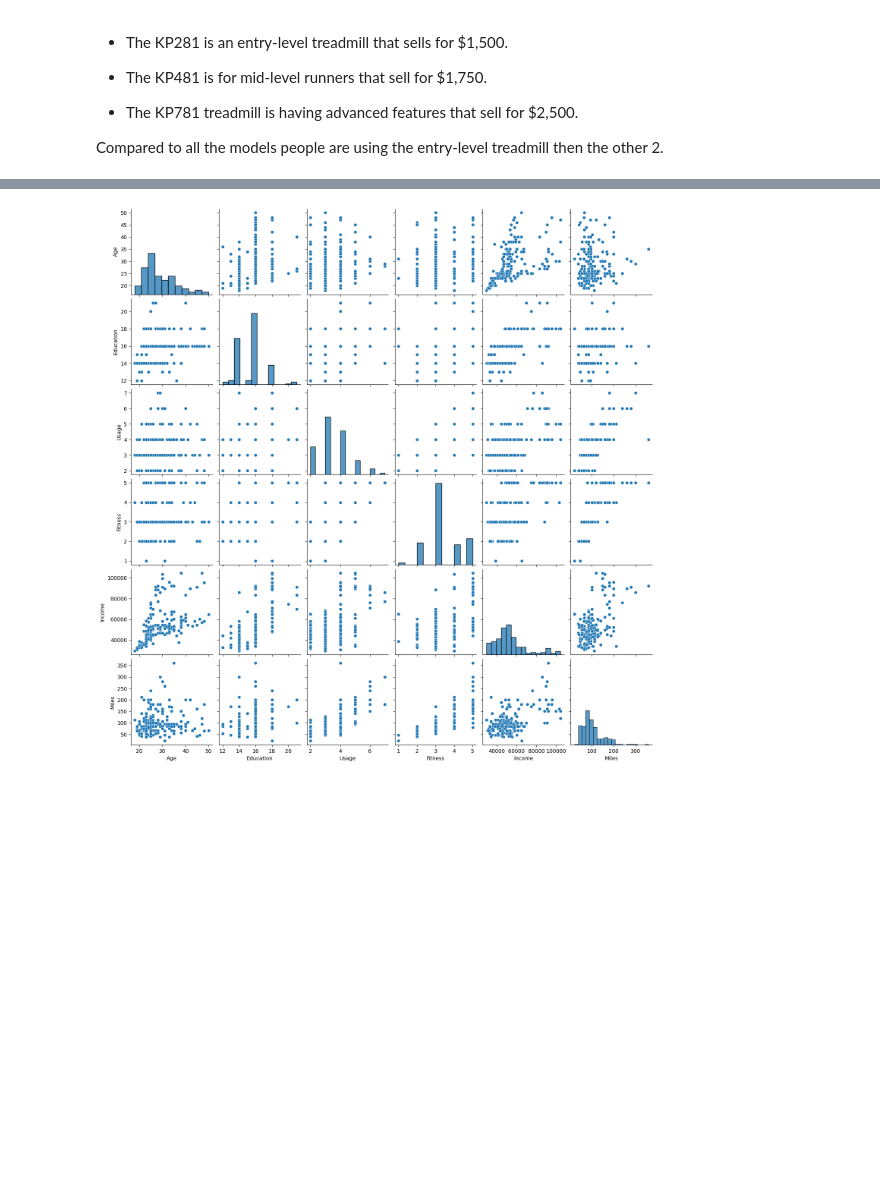
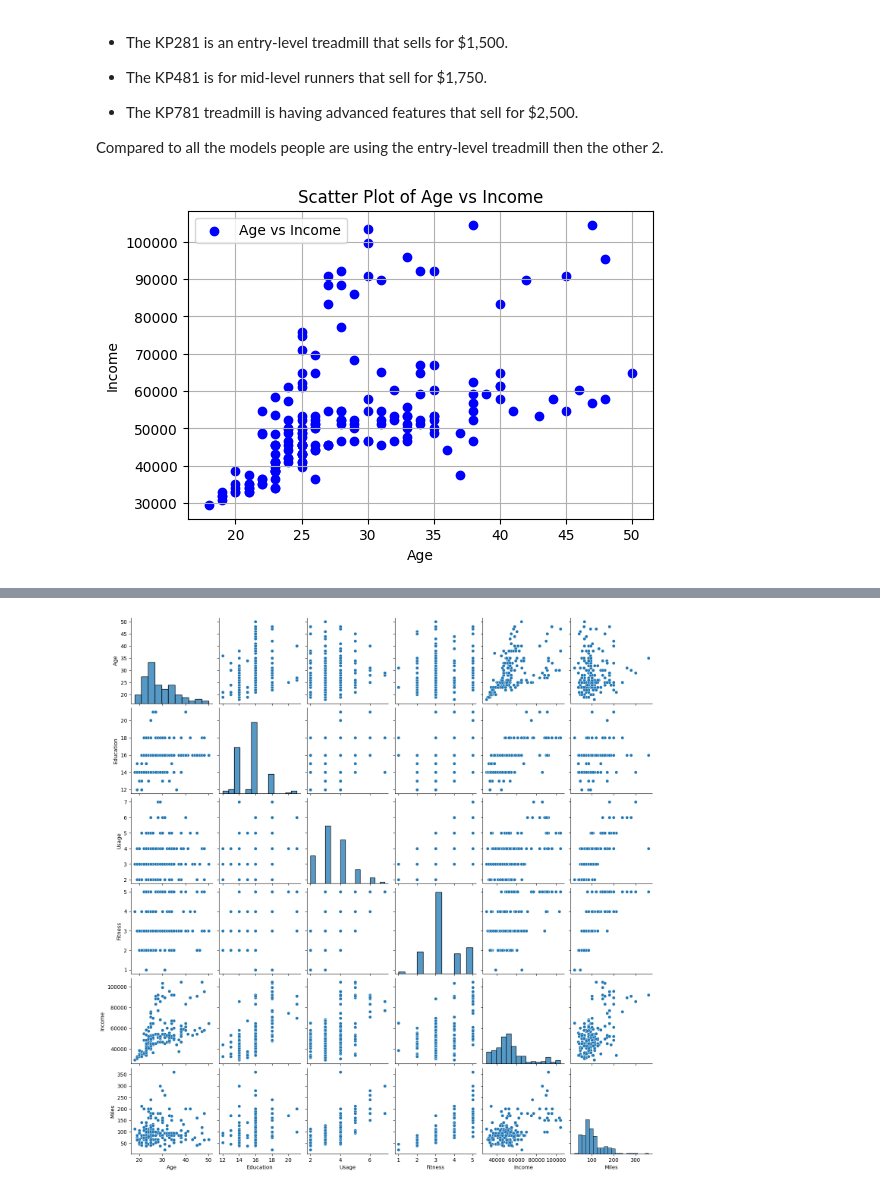
Before and after one commit to venkatesh-ux/Matplotlib-Seaborn, a Jupyter notebook: Airofit_Business_case.ipynb, the cells around one changed output, grey strips where cells are left out. Drawn from its saved outputs; the diff is of its cells as text; code cells hidden in the pictures; blank space fills up the shorter version.

```diff
--- a/Airofit_Business_case.ipynb
+++ b/Airofit_Business_case.ipynb
@@ -134,6 +134,18 @@ dtype: int64
 * The KP781 treadmill is having advanced features that sell for $2,500.
 
 Compared to all the models people are using the entry-level treadmill then the other 2.
+# %%
+# Plotting
+plt.figure(figsize=(6, 4))
+plt.scatter(df['Age'], df['Income'], color='blue', marker='o', label='Age vs Income')
+plt.title('Scatter Plot of Age vs Income')
+plt.xlabel('Age')
+plt.ylabel('Income')
+plt.legend()
+plt.grid(True)
+plt.show()
+# %% [output]
+[figure, added]
 # %%
 df['MaritalStatus'].value_counts()
 # %% [output]
```
Also changed, not shown: parts of 19 cells of this notebook.
